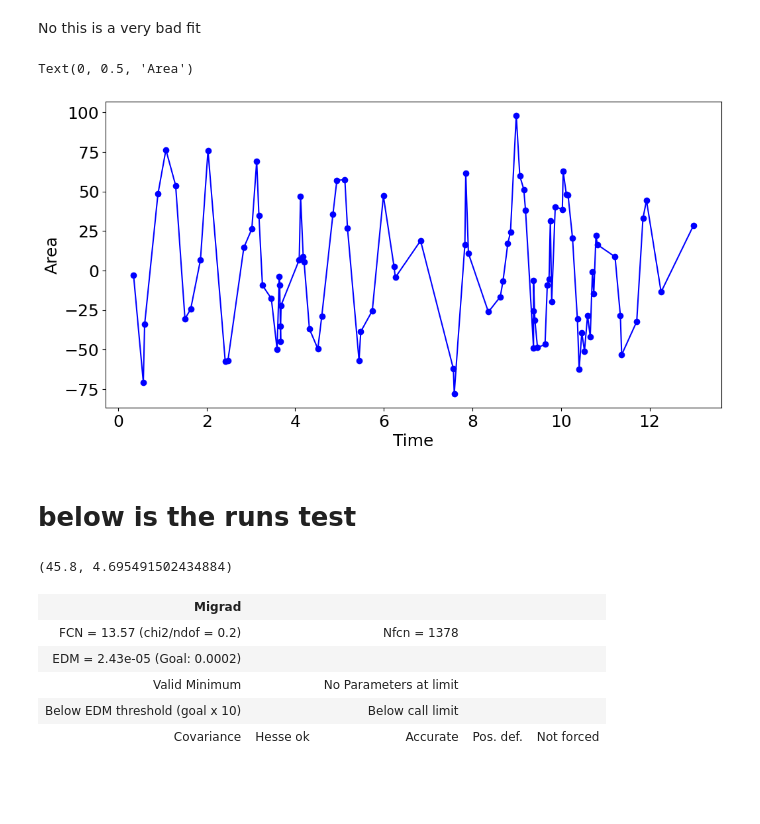
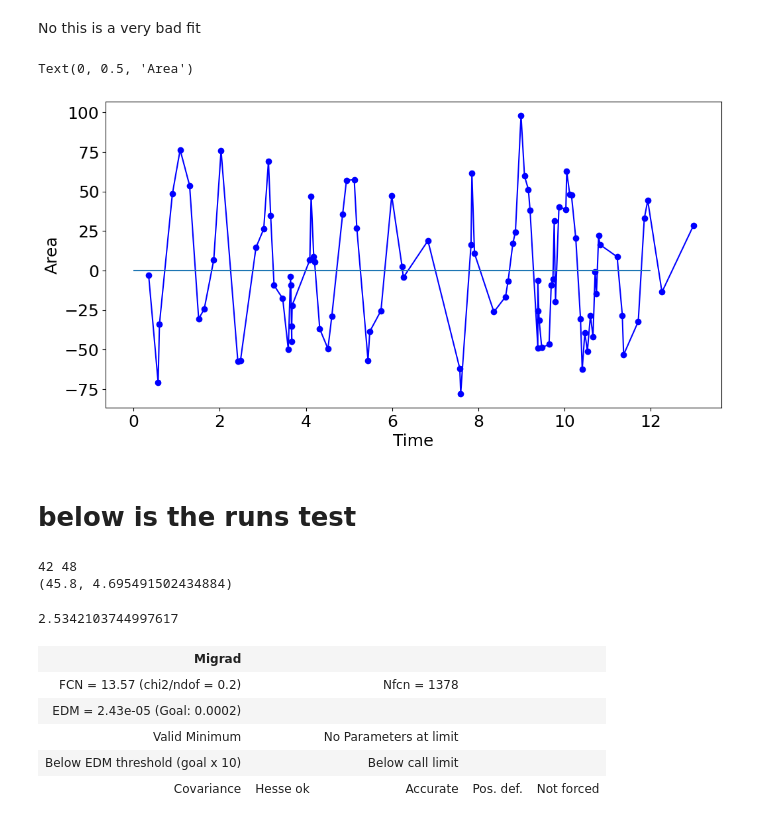
Before and after one commit to akjoelhede/Appstatgang_tornado, a Jupyter notebook: Anders_problemset/problem_set_anders.ipynb, the cells around one changed output. Saved outputs shown, nothing was run; the diff lists cells and outputs as text; code cells hidden in the pictures; blank space fills up the shorter version.

```diff
--- a/Anders_problemset/problem_set_anders.ipynb
+++ b/Anders_problemset/problem_set_anders.ipynb
@@ -600,13 +600,14 @@ No this is a very bad fit
 # %%
 res = area - third_fit(time, *m.values)
 
 fig, ax = plt.subplots(figsize=(12, 6))
 ax.plot(time, res, 'o-', color = 'Blue')
+ax.hlines(0,0,12)
 ax.set_xlabel('Time')
 ax.set_ylabel('Area')
 # %% [output]
 Text(0, 0.5, 'Area')
-[figure, old version]
+[figure, new version]
 # %% [markdown]
 # below is the runs test
 # %%
@@ -632,9 +633,16 @@ Npos = np.array(Npos)
 Nneg = np.array(Nneg)
 Ntot = len(Npos) + len(Nneg)
 
-ww_runs(len(Npos),len(Nneg),Ntot)
+print(len(Npos), len(Nneg))
+
+print(ww_runs(len(Npos),len(Nneg),Ntot))
 # %% [output]
+42 48
 (45.8, 4.695491502434884)
+# %%
+(45-28)/np.sqrt(45)
+# %% [output]
+2.5342103744997617
 # %%
 def third_fit_mod(x,a,b,c,d,e,f,N,K):
     return  N*(a*x**3+b*x**2+c*x+d) + K*np.cos(e*x+f)
```
Also changed, not shown: parts of 5 cells of this notebook.
